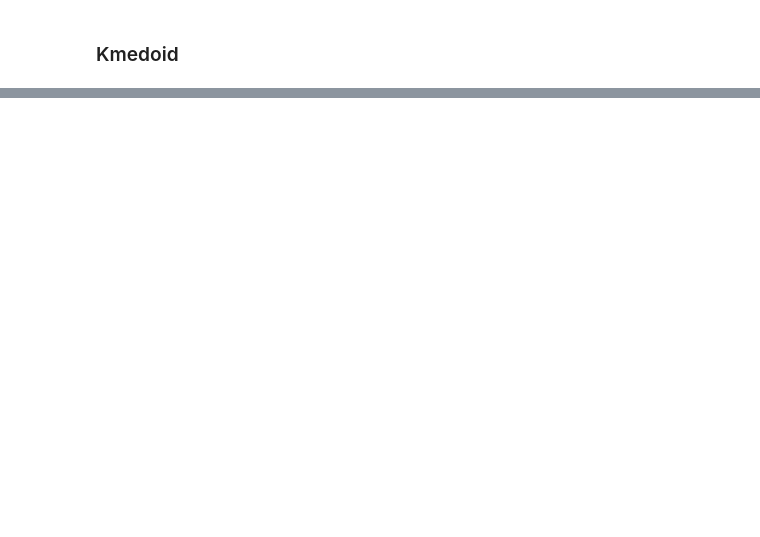
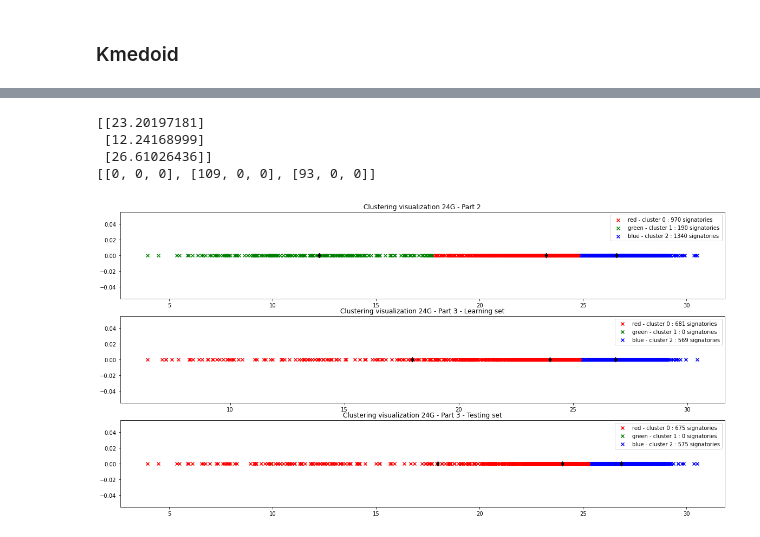
Before and after one commit to nordine-marie/signature-recognition-MCYT-100, a Jupyter notebook: main.ipynb, the cells around one changed output, grey strips where cells are left out. Saved outputs shown, nothing was run; the diff lists cells and outputs as text; code cells hidden in the pictures; blank space fills up the shorter version.

```diff
--- a/main.ipynb
+++ b/main.ipynb
@@ -1211,0 +1272,34 @@ ValueError: Sample larger than population or is negative
+# %%
+
+def test_data_clustering(tab_T,centroids) :
+    for e in tab_T :
+        distances = [(centroids[i][0] - e[2])**2 for i in range(3)]
+        dmin = min(distances)
+        if distances[0] == dmin :
+            e.append(0)
+        elif distances[1] == dmin :
+            e.append(1)
+        else :
+            e.append(2)
+    return tab_T
+# %%
+centroidsPart3 = learning_data_centroids(dividing_db()[0])[1]
+tab_T = dividing_db()[1]
+test_data_clustering(tab_T,centroidsPart3)
+# %%
+(tabPart2,centroidsPart2) = writer_independent_clustering()
+centroidsPart2,centroidsPart3
+
+def matching_centroids3to2(centroidsPart2,centroidsPart3) :
+       # print((centroidsPart2,centroidsPart3))
+        mV = [] # matching vector for centroidsPart2 to centroidsPart3
+        for i in range(len(centroidsPart3)) :
+            distances = [(centroidsPart2[j][0] - centroidsPart3[i][0])**2 for j in range(3)]
+            dmin = min(distances)
+            if distances[0] == dmin :
+                mV.append(0)
+            elif distances[1] == dmin :
+                mV.append(1)
+            else :
+                mV.append(2)
+        return mV
@@ -1211,0 +1308,5 @@ ValueError: Sample larger than population or is negative
+# %%
+def matching_clusters3to2(tab3,mV) :
+    for e in tab3  :
+        e[3] = mV[e[3]]
+    return tab3
@@ -1211,0 +1416,8 @@ ValueError: Sample larger than population or is negative
+# %%
+comparing_p2_and_p3()
+# %% [output]
+[[23.20197181]
+ [12.24168999]
+ [26.61026436]]
+[[0, 0, 0], [109, 0, 0], [93, 0, 0]]
+[figure, added]
```
Also changed, not shown: parts of 42 cells of this notebook, 11 other files.
